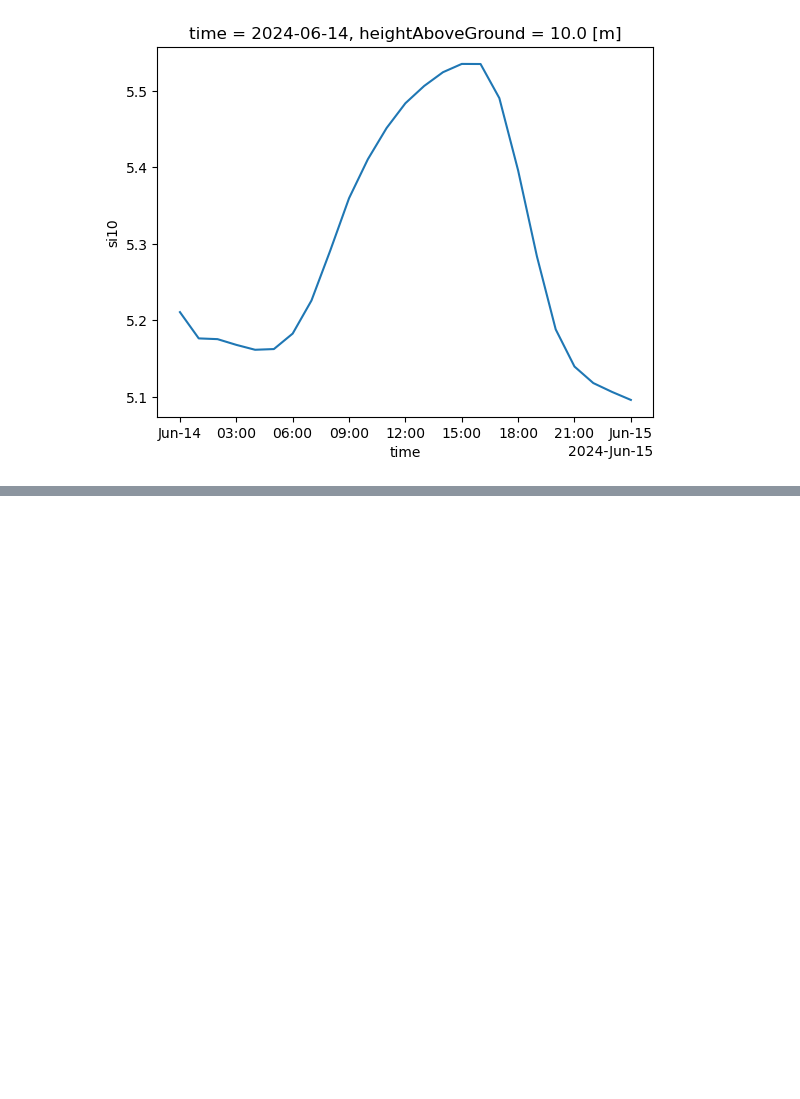
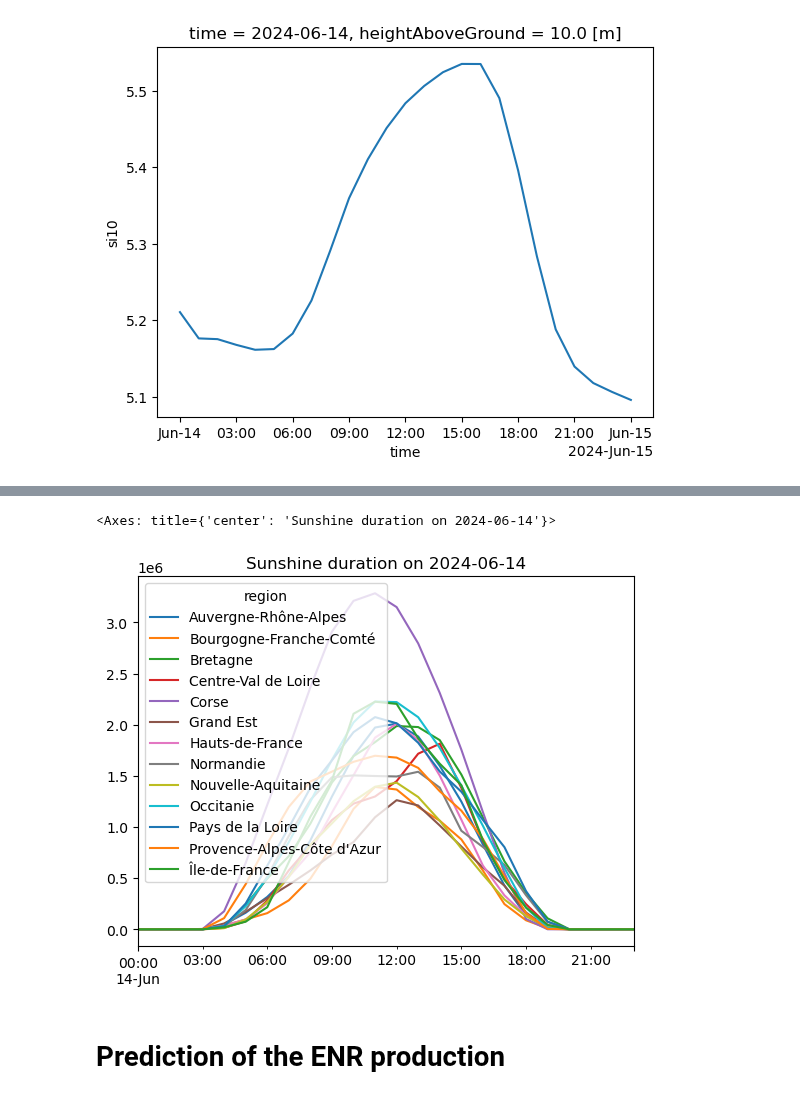
Before and after one commit to GreenForecast-Squad/energetic-stress-production, a Jupyter notebook: notebooks/weather/4_recent_forecast.ipynb, the cells around one changed output, grey strips where cells are left out. Cells and saved outputs as stored; diff of their text form; code cells hidden in the pictures; blank space fills up the shorter version.

Commit message:
Add several outputs to be able to re-used the data.
Add the prediction data.

```diff
--- a/notebooks/weather/4_recent_forecast.ipynb
+++ b/notebooks/weather/4_recent_forecast.ipynb
@@ -78,0 +171,10 @@ da_wind.mean(["latitude", "longitude"]).plot(x="valid_time")
+# %%
+da_sun_france = da_sun.sel(
+    longitude=slice(min_lon, max_lon), latitude=slice(max_lat, min_lat)
+)
+da_sun_region = da_sun_france.groupby(masks).mean(["latitude", "longitude"])
+# relabel the regions groups
+da_sun_region["group"] = regions_names
+# change the name of the groups
+da_sun_region = da_sun_region.rename(group="region")
+da_sun_region
@@ -78,0 +199,18 @@ da_wind.mean(["latitude", "longitude"]).plot(x="valid_time")
+# %%
+df_sun_regions = da_sun_region.to_dataframe()
+df_sun_regions = df_sun_regions.set_index("valid_time", append=True)
+df_sun_regions = df_sun_regions.droplevel("step")
+df_unstacked = df_sun_regions["ssrd"].unstack("region")
+
+zero_pad = df_unstacked.iloc[0].copy().to_frame().T
+zero_pad[:] = 0
+zero_pad.index = zero_pad.index - pd.Timedelta("1H")
+df_unstacked = pd.concat([zero_pad, df_unstacked], axis=0)
+df_instant_flux = df_unstacked.diff().dropna()
+df_instant_flux.index -= pd.Timedelta("1H")
+df_instant_flux.plot(title=f"Sunshine duration on {time.date()}")
+# %% [output]
+<Axes: title={'center': 'Sunshine duration on 2024-06-14'}>
+[figure, added]
+# %% [markdown]
+# Prediction of the ENR production
```
Also changed, not shown: parts of 13 cells of this notebook, 8 other files.
